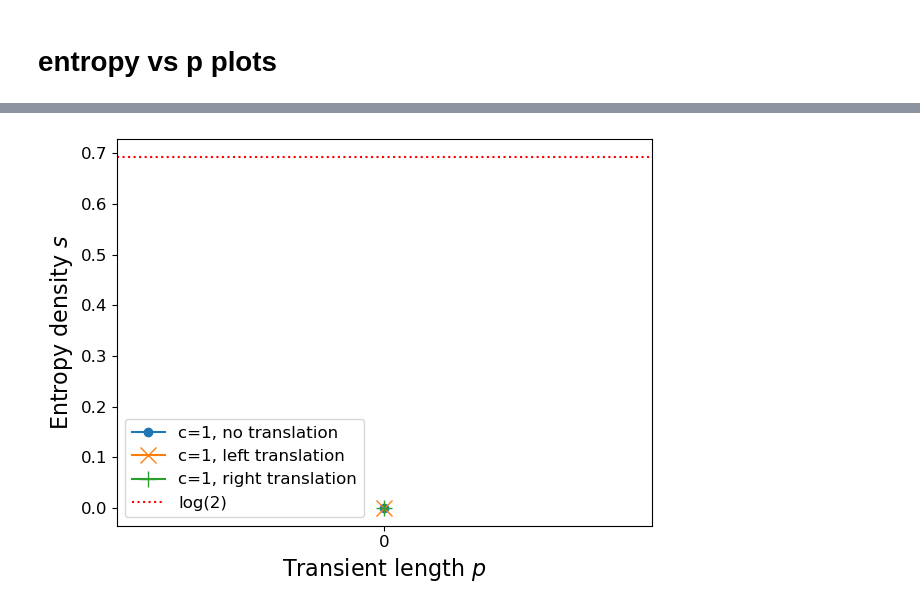
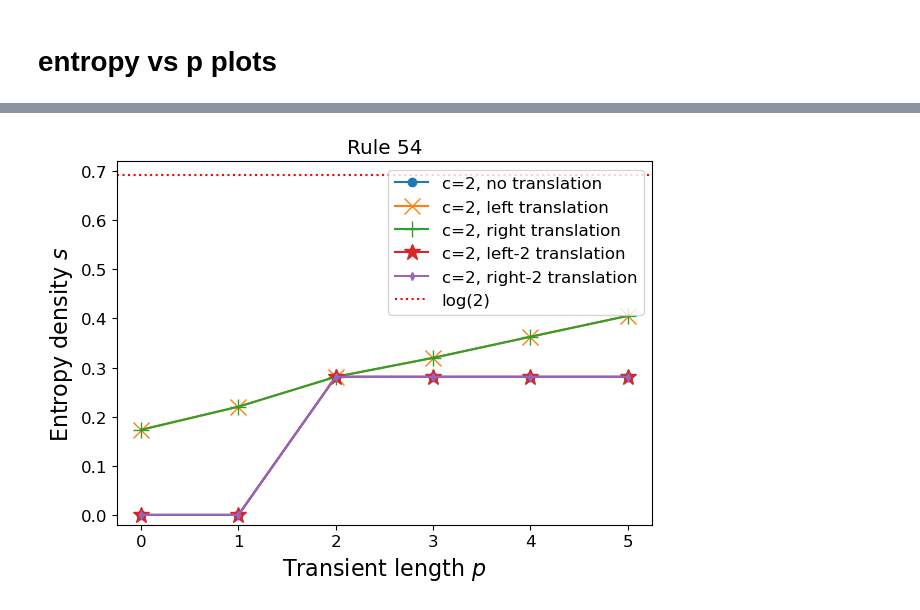
Before and after one commit to cedric-koller/counting_short_trajectories_ECA, a Jupyter notebook: plots.ipynb, the cells around one changed output, grey strips where cells are left out. Cells and saved outputs as stored; diff of their text form; code cells hidden in the pictures.

```diff
--- a/plots.ipynb
+++ b/plots.ipynb
@@ -80,8 +87,8 @@ plt.show()
 # %%
 # Class 2 rule 41
 rule=41
-max_p = 1
-c=1
+max_p = 4
+c=4
 
 plt.figure(figsize=(8, 6))  # Make the figure a bit larger
 plt.rcParams.update({'font.size': 12})  # Increase font size
@@ -89,7 +96,7 @@ plt.rcParams.update({'font.size': 12})  # Increase font size
 rule_df = table[table['Rule'] == rule]
 entropy = []
 for p in range(max_p):
-    value = float(rule_df[f'p={p}, c={c}, left translation'].iloc[0])
+    value = float(rule_df[f'p={p}, c={c}, right translation'].iloc[0])
     entropy.append(value)
 plt.plot(np.arange(max_p), entropy, marker='.', markersize=12)
 
@@ -98,8 +105,10 @@ plt.axhline(np.log(2), color='red', linestyle=':', label='log(2)')
 plt.xlabel(r'Transient length $p$', fontsize=16)
 plt.ylabel(r'Entropy density $s$', fontsize=16)
 plt.xticks(np.arange(0, max_p, 1))  # ticks at 0,1,2,...max_p
-#plt.yticks(np.arange(0, 1.1, 0.1))
+
+plt.ylim(-0.02, 0.72)  # Set y-axis limits to 0 and 1.1
+plt.ylim(0, 0.72)  # Set y-axis limits to 0 and 1.1
 plt.tight_layout()
-plt.show()
-#plt.savefig('rule_41.png', dpi=300, bbox_inches='tight')
+plt.savefig('figures/rule_41_entropy_vs_p.pdf', dpi=300, bbox_inches='tight')
+plt.show();
 # %% [output]
@@ -107,38 +226,62 @@ plt.show()
 # %%
-# Entropy as function of  for different neighborhoods, rule 146
-rule=146
-max_p = 1
-c=1 # Change to 2
-rule_df = table[table['Rule'] == rule]
-entropy = []
+# Entropy as function of  for different neighborhoods for all rules in class 3 and 4
+class_3=[18, 22, 30, 45, 60, 90, 105, 122, 126, 146, 150]
+class_4=[54, 106, 110]
 
-plt.rcParams.update({'font.size': 12})  # Increase font size
+max_p = 6
+c=2
 
-for p in range(max_p):
-    value = float(rule_df[f'p={p}, c={c} no translation'].iloc[0])
-    entropy.append(value)
-plt.plot(np.arange(max_p), entropy, marker='.', label=f'c={c}, no translation', markersize=12)
+for rule in class_4:
+    rule_df = table[table['Rule'] == rule]
+    try:
+        entropies=rule_df.to_numpy()[0]
+    except:
+        continue
+    entropy = []
 
-entropy = []
-for p in range(max_p):
-    value = float(rule_df[f'p={p}, c={c}, left translation'].iloc[0])
-    entropy.append(value)
-plt.plot(np.arange(max_p), entropy, marker='x', label=f'c={c}, left translation', markersize=12)
+    plt.rcParams.update({'font.size': 12})  # Increase font size
+    for p in range(max_p):
+        value = float(rule_df[f'p={p}, c={c} no translation'].iloc[0])
+        entropy.append(value)
+    plt.plot(np.arange(max_p), entropy, marker='.', label=f'c={c}, no translation', markersize=12)
 
-entropy = []
-for p in range(max_p):
-    value = float(rule_df[f'p={p}, c={c}, right translation'].iloc[0])
-    entropy.append(value)
-plt.plot(np.arange(max_p), entropy, marker='+', label=f'c={c}, right translation',markersize=12)
+    entropy = []
+    for p in range(max_p):
+        value = float(rule_df[f'p={p}, c={c}, left translation'].iloc[0])
+        entropy.append(value)
+    plt.plot(np.arange(max_p), entropy, marker='x', label=f'c={c}, left translation', markersize=12)
 
-plt.axhline(np.log(2), color='red', linestyle=':', label='log(2)')
+    entropy = []
+    for p in range(max_p):
+        value = float(rule_df[f'p={p}, c={c}, right translation'].iloc[0])
+        entropy.append(value)
+    plt.plot(np.arange(max_p), entropy, marker='+', label=f'c={c}, right translation',markersize=12)
 
-plt.xlabel(r'Transient length $p$', fontsize=16)
-plt.ylabel(r'Entropy density $s$', fontsize=16)
-plt.xticks(np.arange(0, max_p, 1))  # ticks at 0,1,2,...max_p
-#plt.yticks(np.arange(0, 1.1, 0.1))
-plt.legend(fontsize=12)
-plt.tight_layout()
-plt.show()
+
+    entropy = []
+    for p in range(max_p):
+        value = float(rule_df[f'p={p}, c={c}, left-2 translation'].iloc[0])
+        entropy.append(value)
+    plt.plot(np.arange(max_p), entropy, marker='*', label=f'c={c}, left-2 translation',markersize=12)
+
+    entropy = []
+    for p in range(max_p):
+        value = float(rule_df[f'p={p}, c={c}, right-2 translation'].iloc[0])
+        entropy.append(value)
+    plt.plot(np.arange(max_p), entropy, marker='d', label=f'c={c}, right-2 translation',markersize=4)
+
+
+
+    plt.axhline(np.log(2), color='red', linestyle=':', label='log(2)')
+
+    plt.xlabel(r'Transient length $p$', fontsize=16)
+    plt.ylabel(r'Entropy density $s$', fontsize=16)
+    plt.title(f'Rule {rule}')
+    plt.xticks(np.arange(0, max_p, 1))  # ticks at 0,1,2,...max_p
+    #plt.yticks(np.arange(0, 1.1, 0.1))
+    plt.ylim(-0.02, 0.72)  # Set y-axis limits to 0 and 1.1
+    plt.legend(fontsize=12)
+    plt.tight_layout()
+    plt.show();
 # %% [output]
-[figure, old version]
+[figure, new version]
```
Also changed, not shown: parts of 9 cells of this notebook, 16 other files.
